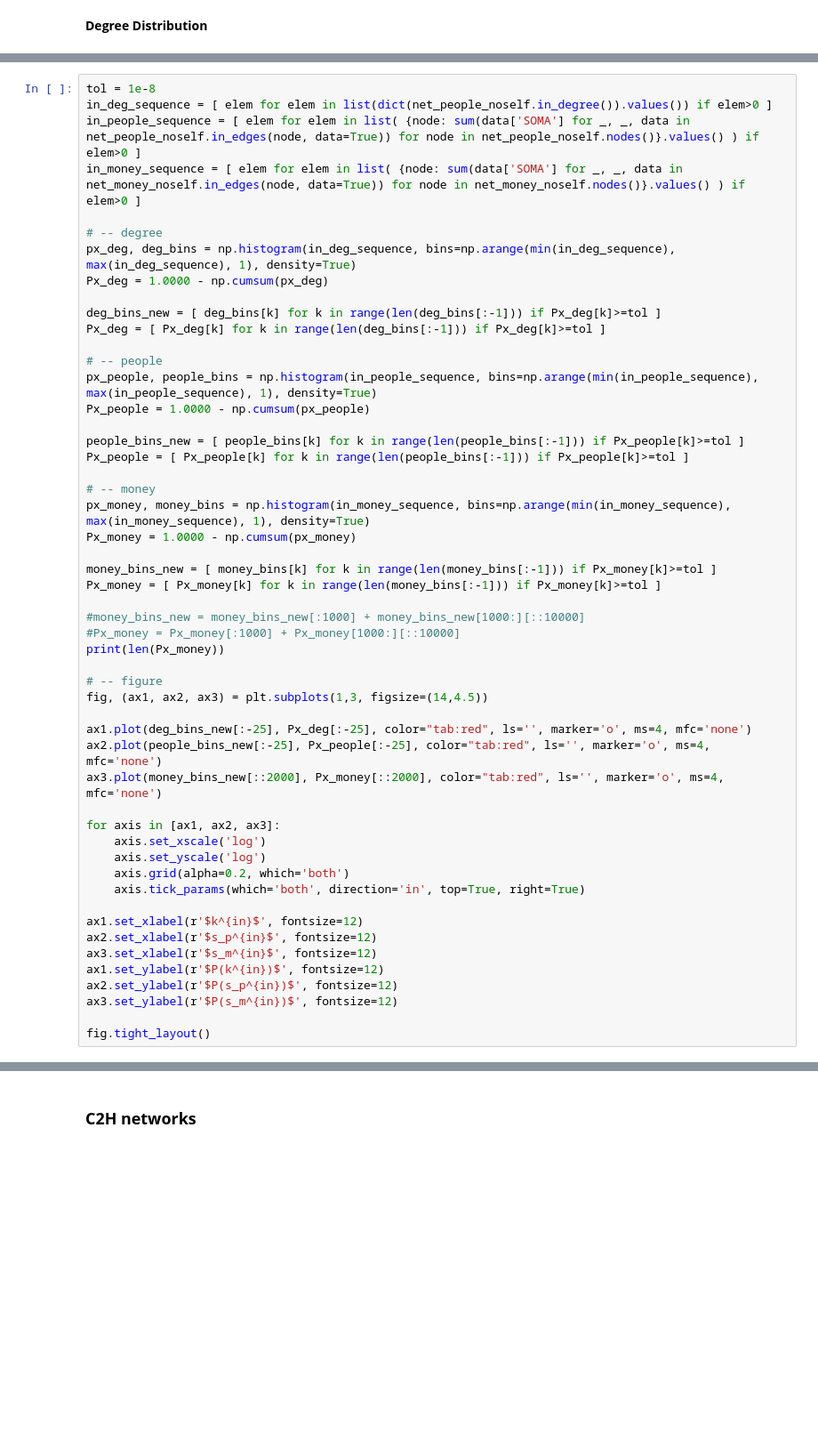
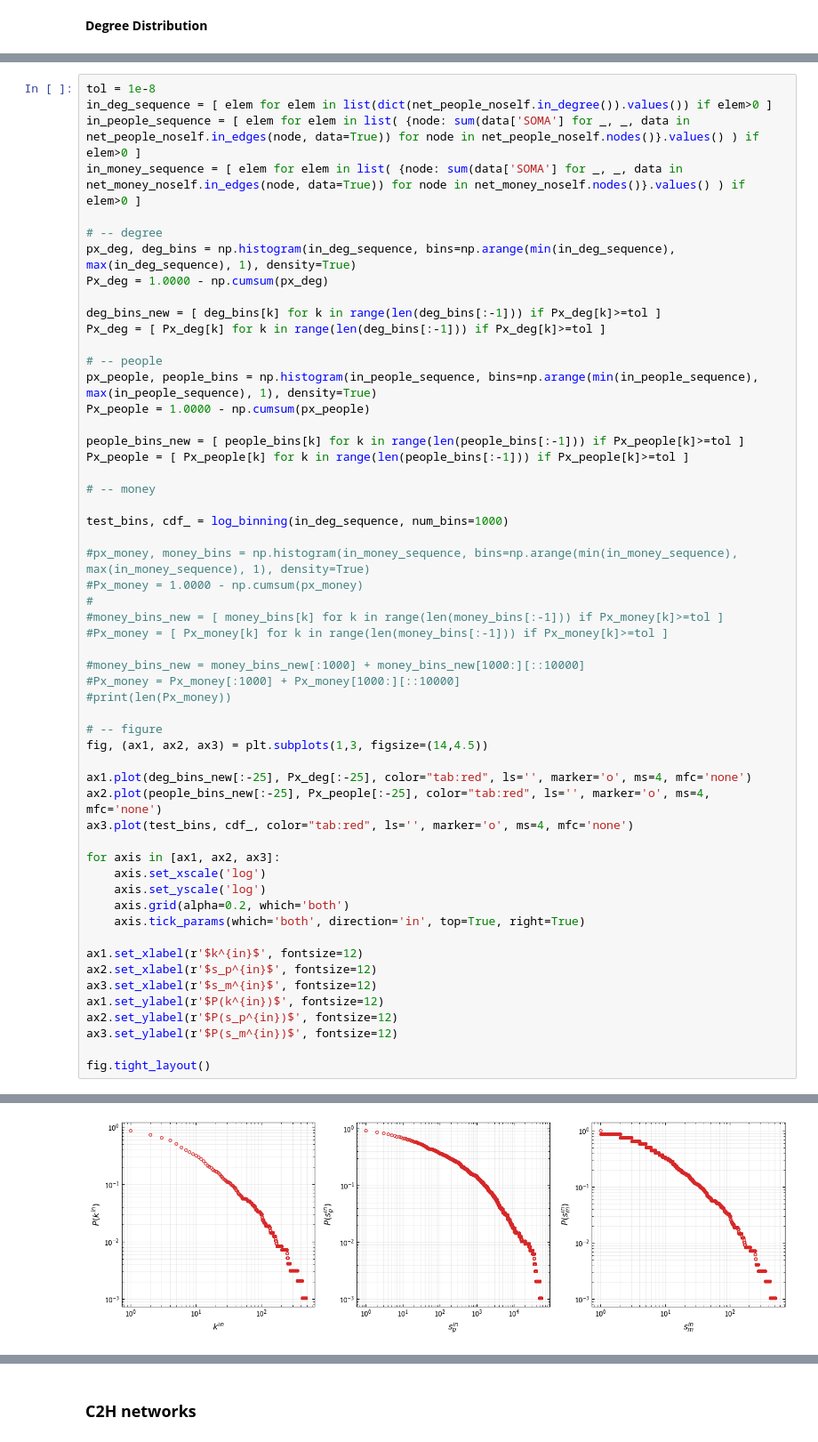
Before and after one commit to humbertocarmona/pyopensus, a Jupyter notebook: notebooks/networkanalysis/citynets.ipynb, the cells around one changed output, grey strips where cells are left out. Shown at 89% size. Drawn from its saved outputs; the diff is of its cells as text; blank space fills up the shorter version.

```diff
--- a/notebooks/networkanalysis/citynets.ipynb
+++ b/notebooks/networkanalysis/citynets.ipynb
@@ -270,22 +337,25 @@ people_bins_new = [ people_bins[k] for k in range(len(people_bins[:-1])) if Px_p
 Px_people = [ Px_people[k] for k in range(len(people_bins[:-1])) if Px_people[k]>=tol ]
 
 # -- money
-px_money, money_bins = np.histogram(in_money_sequence, bins=np.arange(min(in_money_sequence), max(in_money_sequence), 1), density=True)
-Px_money = 1.0000 - np.cumsum(px_money)
 
-money_bins_new = [ money_bins[k] for k in range(len(money_bins[:-1])) if Px_money[k]>=tol ]
-Px_money = [ Px_money[k] for k in range(len(money_bins[:-1])) if Px_money[k]>=tol ]
+test_bins, cdf_ = log_binning(in_deg_sequence, num_bins=1000)
+
+#px_money, money_bins = np.histogram(in_money_sequence, bins=np.arange(min(in_money_sequence), max(in_money_sequence), 1), density=True)
+#Px_money = 1.0000 - np.cumsum(px_money)
+#
+#money_bins_new = [ money_bins[k] for k in range(len(money_bins[:-1])) if Px_money[k]>=tol ]
+#Px_money = [ Px_money[k] for k in range(len(money_bins[:-1])) if Px_money[k]>=tol ]
 
 #money_bins_new = money_bins_new[:1000] + money_bins_new[1000:][::10000]
 #Px_money = Px_money[:1000] + Px_money[1000:][::10000]
-print(len(Px_money))
+#print(len(Px_money))
 
 # -- figure
 fig, (ax1, ax2, ax3) = plt.subplots(1,3, figsize=(14,4.5))
 
 ax1.plot(deg_bins_new[:-25], Px_deg[:-25], color="tab:red", ls='', marker='o', ms=4, mfc='none')
 ax2.plot(people_bins_new[:-25], Px_people[:-25], color="tab:red", ls='', marker='o', ms=4, mfc='none')
-ax3.plot(money_bins_new[::2000], Px_money[::2000], color="tab:red", ls='', marker='o', ms=4, mfc='none')
+ax3.plot(test_bins, cdf_, color="tab:red", ls='', marker='o', ms=4, mfc='none')
 
 for axis in [ax1, ax2, ax3]:
     axis.set_xscale('log')
@@ -305,0 +375 @@ MemoryError: Unable to allocate 8.08 GiB for an array with shape (1084163835,) a
+[figure, added]
```
Also changed, not shown: parts of 11 cells of this notebook, 1 other file.
